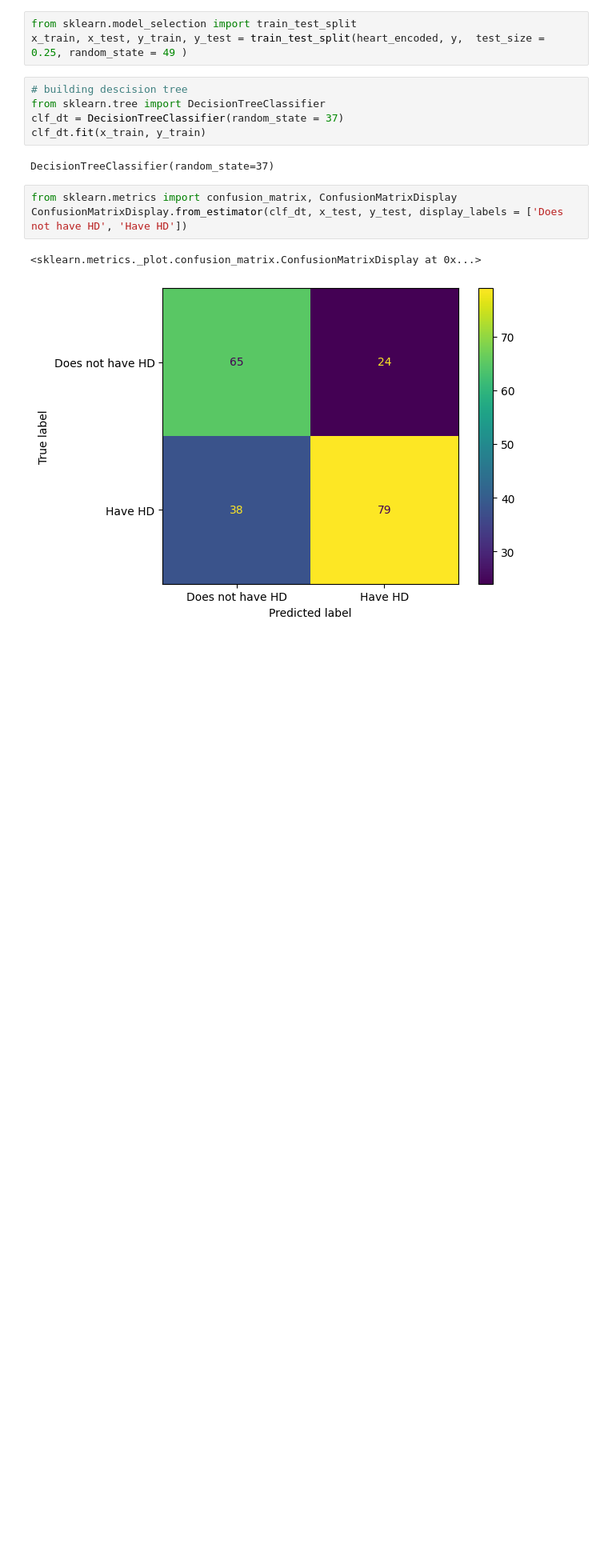
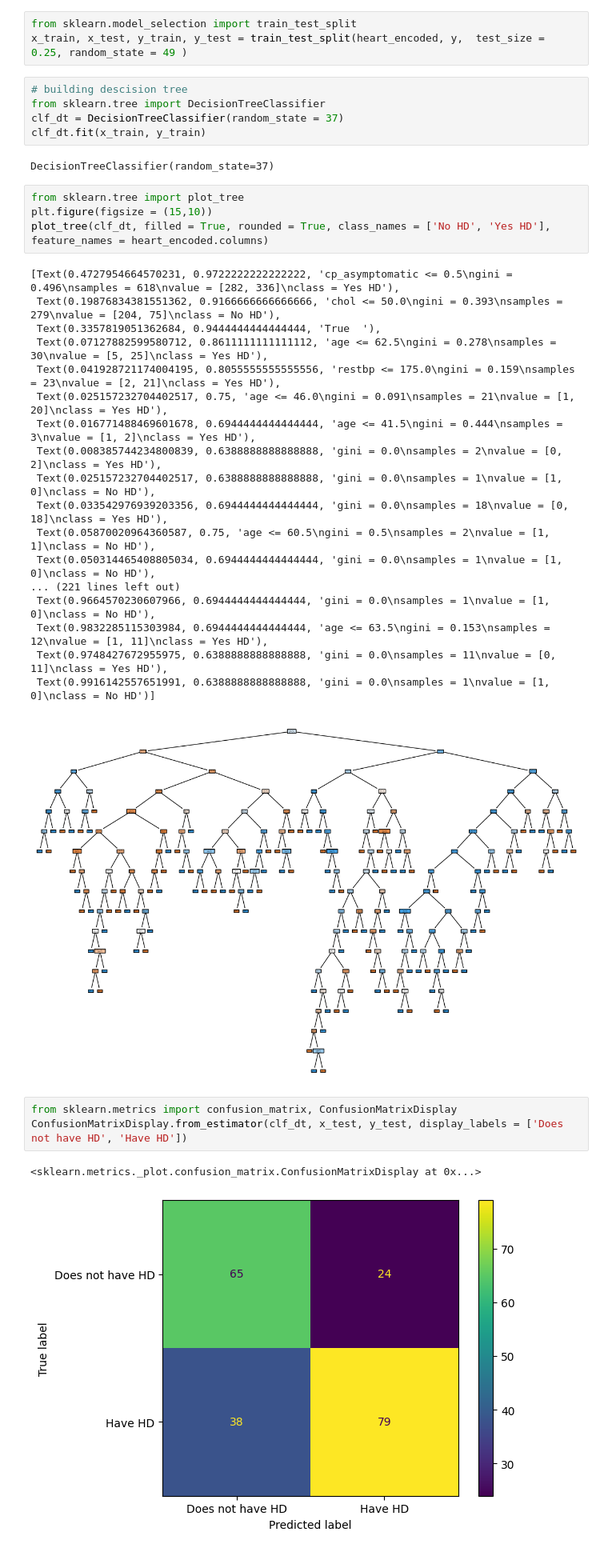
Before and after one commit to noo-nine/Machine-Learning, a Jupyter notebook: Classification_Trees.ipynb, the cells around one changed output. Shown: that part at 80% size. Cells and saved outputs as stored; diff of their text form; blank space fills up the shorter version.

```diff
--- a/Classification_Trees.ipynb
+++ b/Classification_Trees.ipynb
@@ -235,6 +233,29 @@ clf_dt = DecisionTreeClassifier(random_state = 37)
 clf_dt.fit(x_train, y_train)
 # %% [output]
 DecisionTreeClassifier(random_state=37)
+# %%
+from sklearn.tree import plot_tree
+plt.figure(figsize = (15,10))
+plot_tree(clf_dt, filled = True, rounded = True, class_names = ['No HD', 'Yes HD'], feature_names = heart_encoded.columns)
+# %% [output]
+[Text(0.4727954664570231, 0.9722222222222222, 'cp_asymptomatic <= 0.5\ngini = 0.496\nsamples = 618\nvalue = [282, 336]\nclass = Yes HD'),
+ Text(0.19876834381551362, 0.9166666666666666, 'chol <= 50.0\ngini = 0.393\nsamples = 279\nvalue = [204, 75]\nclass = No HD'),
+ Text(0.3357819051362684, 0.9444444444444444, 'True  '),
+ Text(0.07127882599580712, 0.8611111111111112, 'age <= 62.5\ngini = 0.278\nsamples = 30\nvalue = [5, 25]\nclass = Yes HD'),
+ Text(0.041928721174004195, 0.8055555555555556, 'restbp <= 175.0\ngini = 0.159\nsamples = 23\nvalue = [2, 21]\nclass = Yes HD'),
+ Text(0.025157232704402517, 0.75, 'age <= 46.0\ngini = 0.091\nsamples = 21\nvalue = [1, 20]\nclass = Yes HD'),
+ Text(0.016771488469601678, 0.6944444444444444, 'age <= 41.5\ngini = 0.444\nsamples = 3\nvalue = [1, 2]\nclass = Yes HD'),
+ Text(0.008385744234800839, 0.6388888888888888, 'gini = 0.0\nsamples = 2\nvalue = [0, 2]\nclass = Yes HD'),
+ Text(0.025157232704402517, 0.6388888888888888, 'gini = 0.0\nsamples = 1\nvalue = [1, 0]\nclass = No HD'),
+ Text(0.033542976939203356, 0.6944444444444444, 'gini = 0.0\nsamples = 18\nvalue = [0, 18]\nclass = Yes HD'),
+ Text(0.05870020964360587, 0.75, 'age <= 60.5\ngini = 0.5\nsamples = 2\nvalue = [1, 1]\nclass = No HD'),
+ Text(0.050314465408805034, 0.6944444444444444, 'gini = 0.0\nsamples = 1\nvalue = [1, 0]\nclass = No HD'),
+... (221 lines left out)
+ Text(0.9664570230607966, 0.6944444444444444, 'gini = 0.0\nsamples = 1\nvalue = [1, 0]\nclass = No HD'),
+ Text(0.9832285115303984, 0.6944444444444444, 'age <= 63.5\ngini = 0.153\nsamples = 12\nvalue = [1, 11]\nclass = Yes HD'),
+ Text(0.9748427672955975, 0.6388888888888888, 'gini = 0.0\nsamples = 11\nvalue = [0, 11]\nclass = Yes HD'),
+ Text(0.9916142557651991, 0.6388888888888888, 'gini = 0.0\nsamples = 1\nvalue = [1, 0]\nclass = No HD')]
+[figure, added]
 # %%
 from sklearn.metrics import confusion_matrix, ConfusionMatrixDisplay
 ConfusionMatrixDisplay.from_estimator(clf_dt, x_test, y_test, display_labels = ['Does not have HD', 'Have HD'])
```
Also changed, not shown: parts of 14 cells of this notebook.
